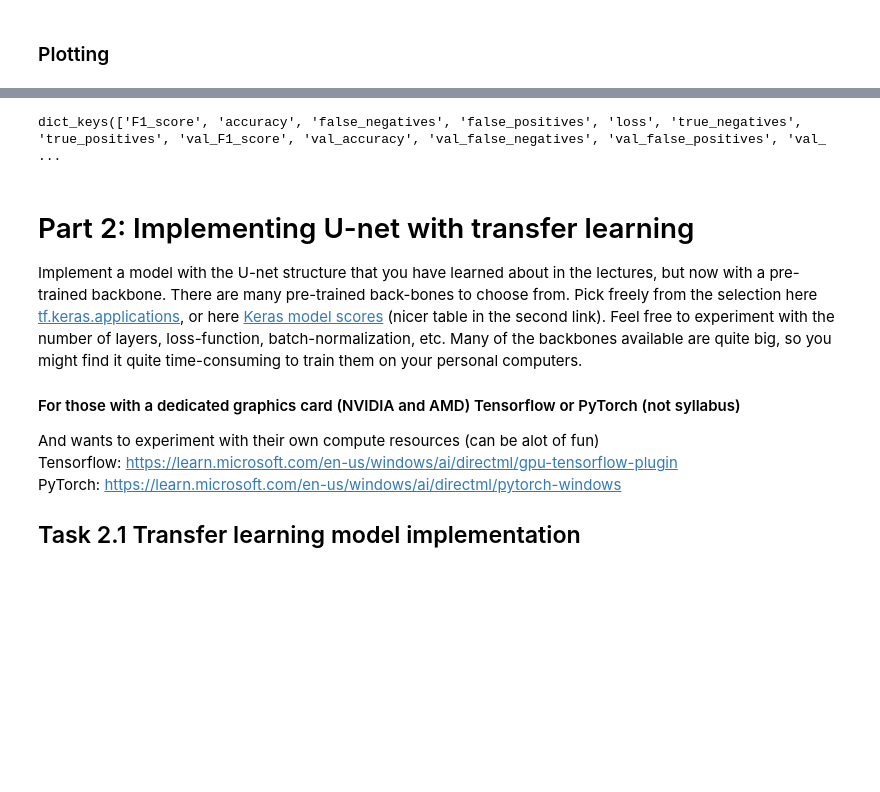
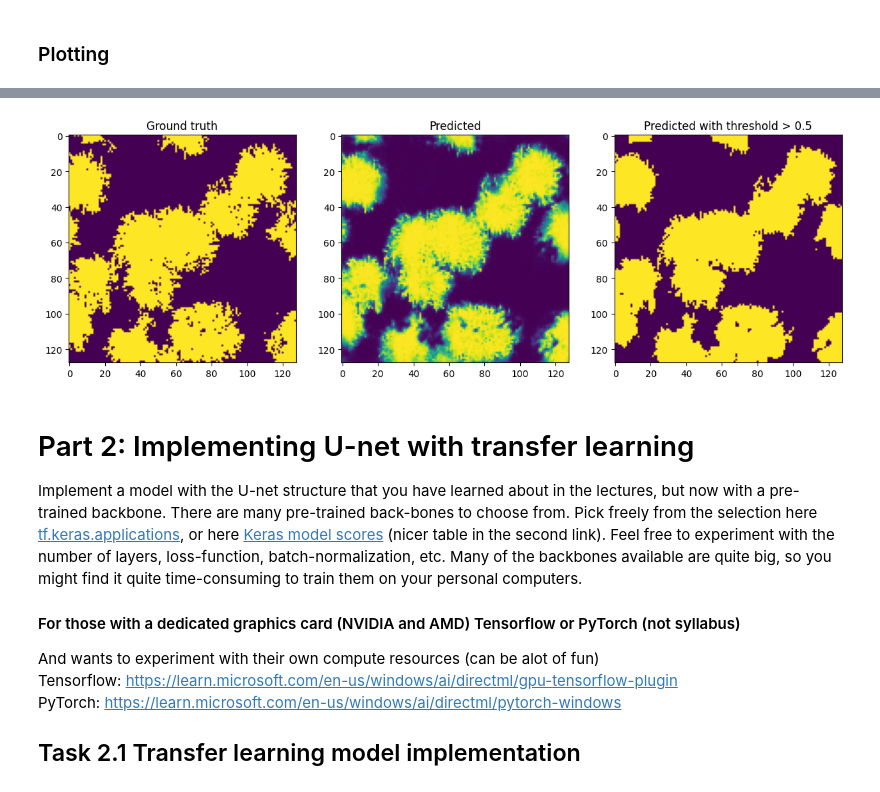
Before and after one commit to hskramstad00/DAT300, a Jupyter notebook: Assignments/CA3/DAT300_CA3_template.ipynb, the cells around one changed output, grey strips where cells are left out. Saved outputs shown, nothing was run; the diff lists cells and outputs as text; code cells hidden in the pictures; blank space fills up the shorter version.

```diff
--- a/Assignments/CA3/DAT300_CA3_template.ipynb
+++ b/Assignments/CA3/DAT300_CA3_template.ipynb
@@ -125,18 +127,18 @@ plt.figure(figsize=(15,15))
 for i in range(3):
 
     plt.subplot(3,3,i*3+1)
-    plt.imshow(X_train[i])
+    plt.imshow(X_train[i],vmin=0, vmax=1)
     plt.title('Image')
 
 
     plt.subplot(3,3,i*3 +2)
-    plt.imshow(y_train[i], cmap='gray')
+    plt.imshow(y_train[i], cmap='gray', vmin=0, vmax=1)
     plt.title('Mask')
 
 
     plt.subplot(3,3,i*3 +3)
     plt.imshow(X_train[i])
-    plt.imshow(y_train[i],alpha=0.4,cmap='autumn')
+    plt.imshow(y_train[i],alpha=0.4,cmap='autumn', vmin=0, vmax=1)
     plt.title('Both')
 
 
@@ -338,3 +435,7 @@ plot_training_history(history)
 Make a plot that illustrates the original image, the predicted mask, and the ground truth mask.
 # %% [markdown]
 ### Plotting
+# %%
+predicted= U_net_v1.predict(X_train)
+
+pred_masks = (predicted > 0.5).astype('float32')
@@ -341,6 +444,22 @@ Make a plot that illustrates the original image, the predicted mask, and the gro
 # %%
+plt.figure(figsize=(15,15))
+
+for i in range(3):
+    plt.subplot(1,3,i*3+1)
+    plt.imshow(y_train[i], vmin=0, vmax=1)
+    plt.title('Ground truth')
+
+    plt.subplot(1,3,i*3+2)
+    plt.imshow(predicted[i], vmin=0, vmax=1)
+    plt.title('Predicted')
+
+    plt.subplot(1,3,i*3+3)
+    plt.imshow(pred_masks[i], vmin=0, vmax=1)
+    plt.title('Predicted with threshold > 0.5')
+
+plt.show()
 # %% [output]
-dict_keys(['F1_score', 'accuracy', 'false_negatives', 'false_positives', 'loss', 'true_negatives', 'true_positives', 'val_F1_score', 'val_accuracy', 'val_false_negatives', 'val_false_positives', 'val_ ...
+[figure, added]
 # %% [markdown]
 # Part 2: Implementing U-net with transfer learning
 
```
Also changed, not shown: parts of 17 cells of this notebook.
